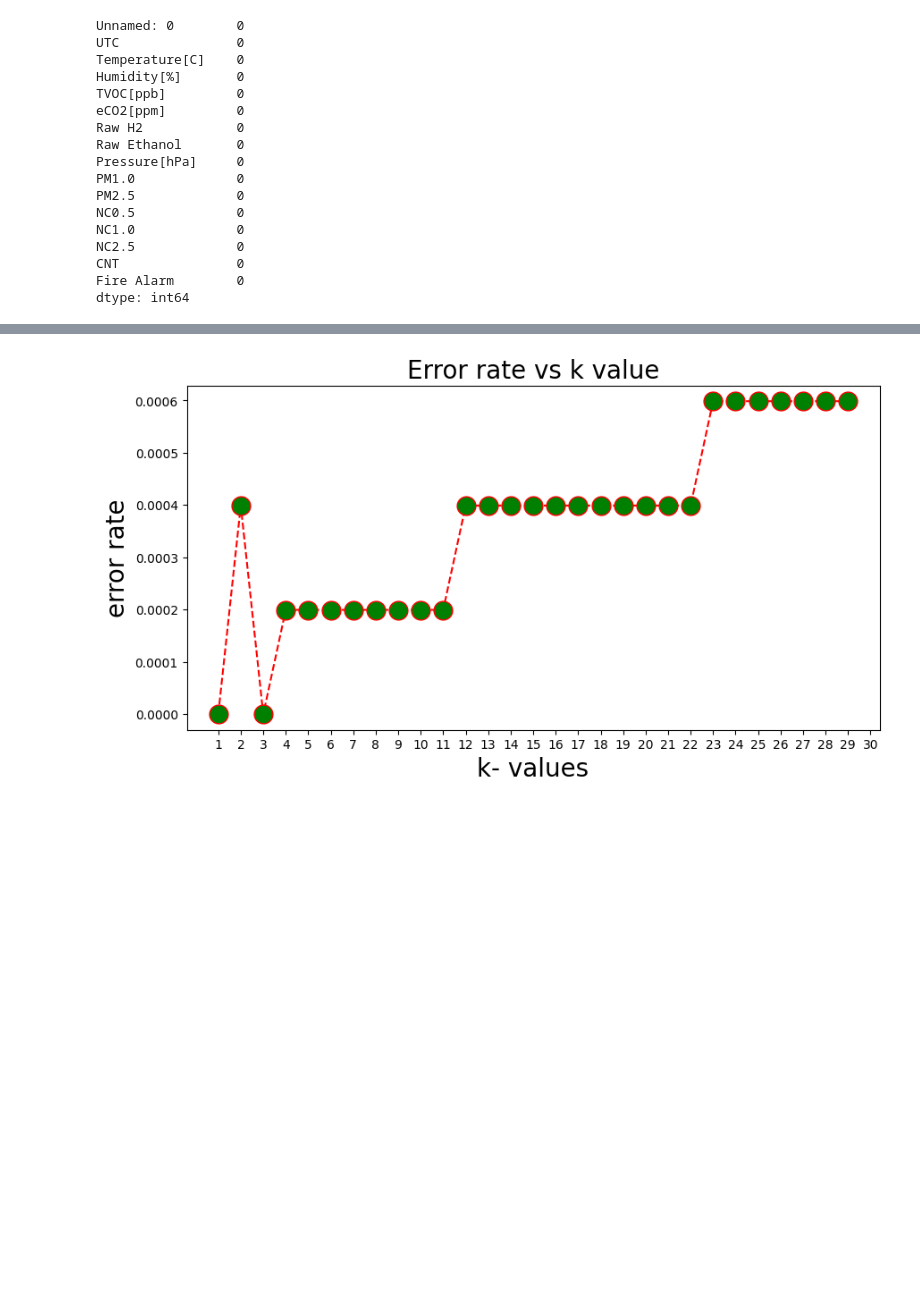
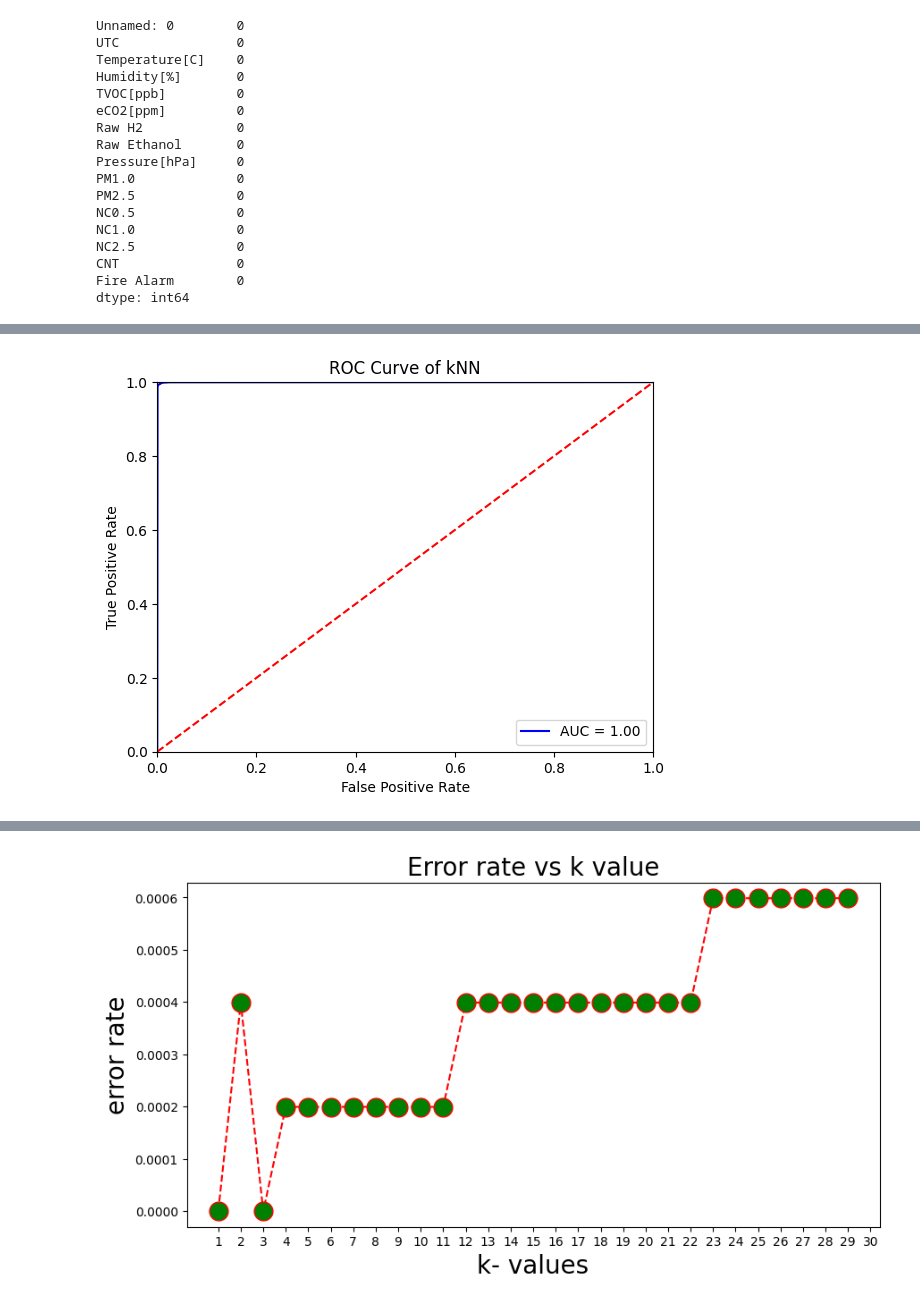
Before and after one commit to Mitchelle-Creado-15-06-1997/Smoke-Detection, a Jupyter notebook: v2/knn_final.ipynb, the cells around one changed output, grey strips where cells are left out. Cells and saved outputs as stored; diff of their text form; code cells hidden in the pictures; blank space fills up the shorter version.

```diff
--- a/v2/knn_final.ipynb
+++ b/v2/knn_final.ipynb
@@ -77,0 +208,25 @@ def knn(x_train, y_train , x_input, k):
+# %%
+#roc curves
+
+from sklearn.metrics import roc_curve
+from sklearn.metrics import auc
+import matplotlib.pyplot as plt
+
+knn_scikit = KNeighborsClassifier(n_neighbors=13)
+knn_scikit.fit(Xtrain, ytrain)
+y_scores = knn_scikit.predict_proba(Xtest)
+fpr, tpr, threshold = roc_curve(ytest, y_scores[:, 1])
+roc_auc = auc(fpr, tpr)
+
+plt.title('ROC Curve')
+plt.plot(fpr, tpr, 'b', label = 'AUC = %0.02f' % roc_auc)
+plt.legend(loc = 'lower right')
+plt.plot([0, 1], [0, 1],'r--')
+plt.xlim([0, 1])
+plt.ylim([0, 1])
+plt.ylabel('True Positive Rate')
+plt.xlabel('False Positive Rate')
+plt.title('ROC Curve of kNN')
+plt.show()
+# %% [output]
+[figure, added]
```
Also changed, not shown: parts of 42 cells of this notebook.
